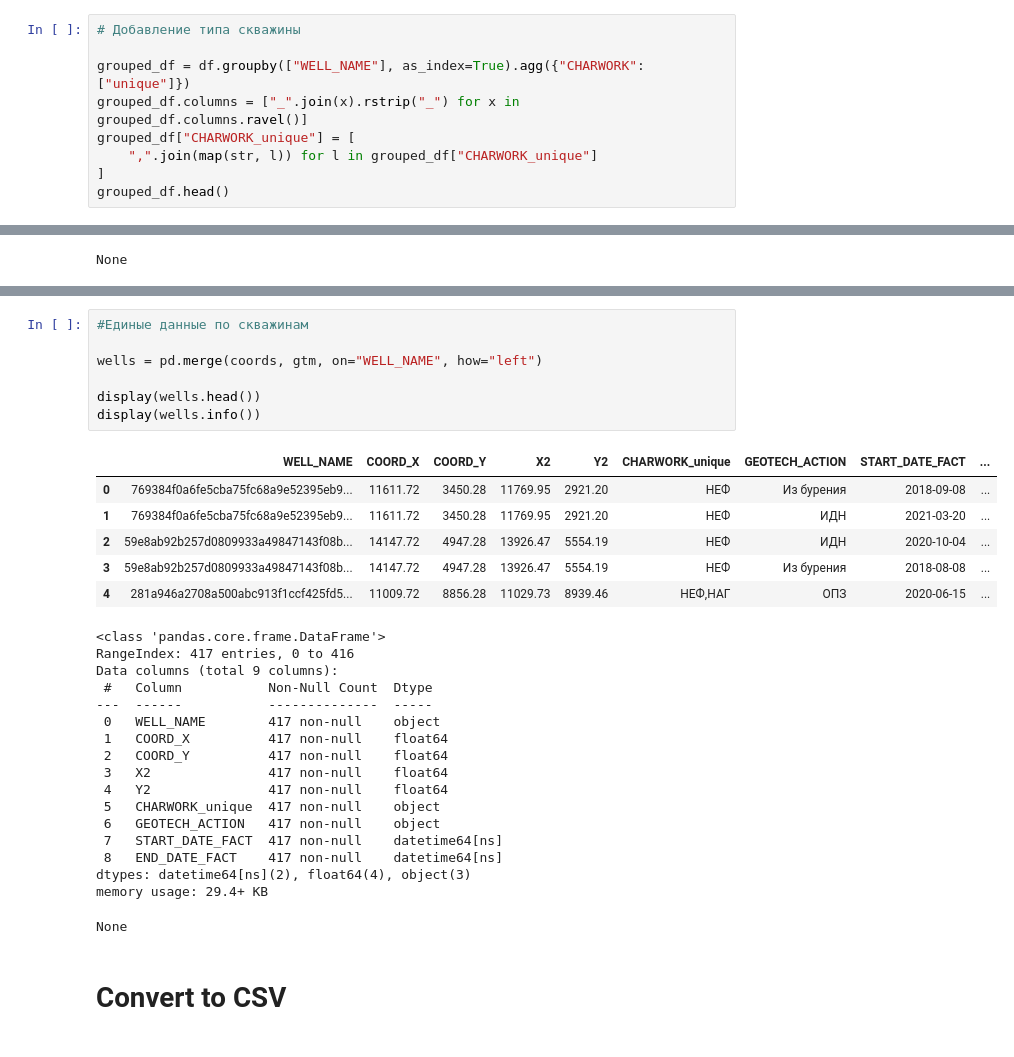
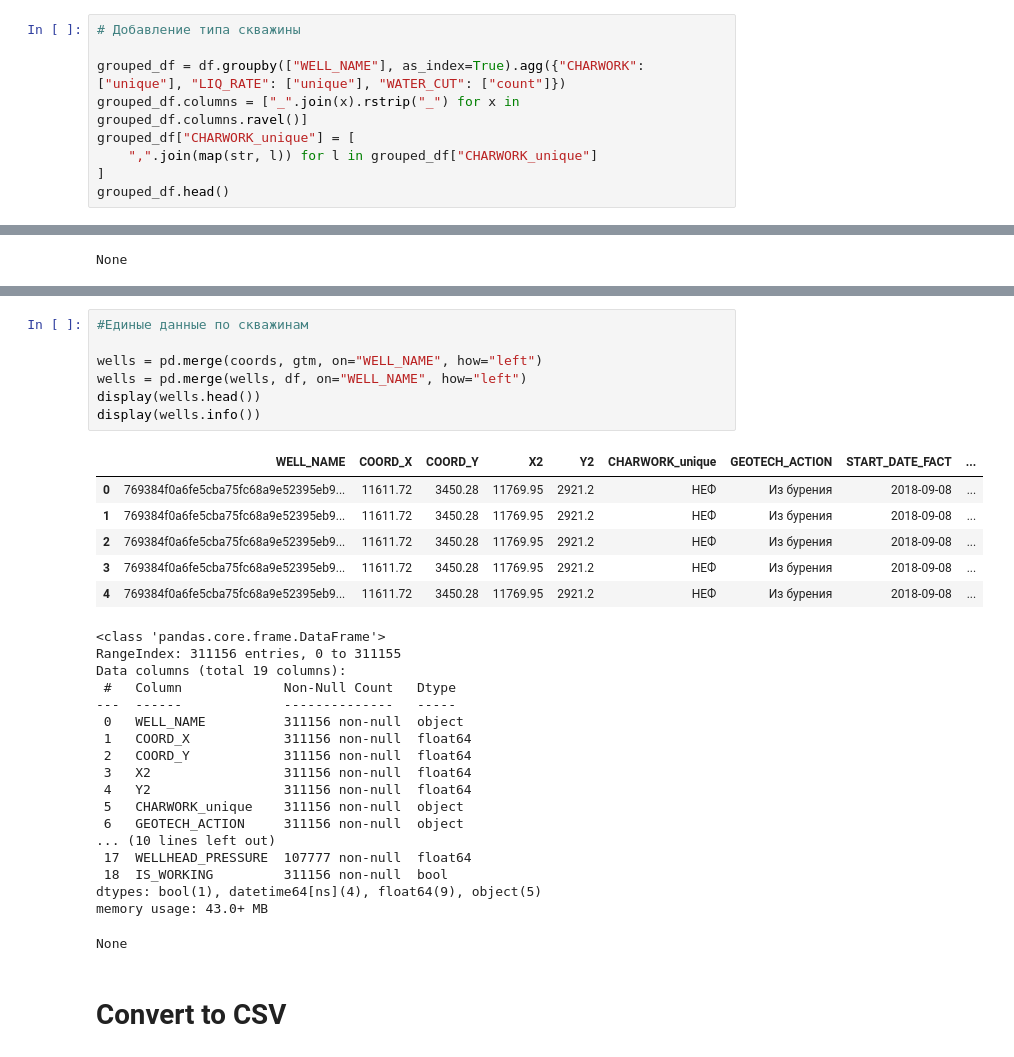
Before and after one commit to DanilaGoncharenko/Oil_NIR, a Jupyter notebook: rn_dataset.ipynb, the cells around one changed output, grey strips where cells are left out. Drawn from its saved outputs; the diff is of its cells as text.

```diff
--- a/rn_dataset.ipynb
+++ b/rn_dataset.ipynb
@@ -65,7 +111,7 @@ for well in df['WELL_NAME'].unique()[:10]:
 # %%
 # Добавление типа скважины
 
-grouped_df = df.groupby(["WELL_NAME"], as_index=True).agg({"CHARWORK": ["unique"]})
+grouped_df = df.groupby(["WELL_NAME"], as_index=True).agg({"CHARWORK": ["unique"], "LIQ_RATE": ["unique"], "WATER_CUT": ["count"]})
 grouped_df.columns = ["_".join(x).rstrip("_") for x in grouped_df.columns.ravel()]
 grouped_df["CHARWORK_unique"] = [
     ",".join(map(str, l)) for l in grouped_df["CHARWORK_unique"]
@@ -203,33 +262,34 @@ gtm.head()
 # %%
 #Единые данные по скважинам
 
 wells = pd.merge(coords, gtm, on="WELL_NAME", how="left")
-
+wells = pd.merge(wells, df, on="WELL_NAME", how="left")
 display(wells.head())
 display(wells.info())
 # %% [output]
 |  | WELL_NAME | COORD_X | COORD_Y | X2 | Y2 | CHARWORK_unique | GEOTECH_ACTION | START_DATE_FACT | ... |
-| 0 | 769384f0a6fe5cba75fc68a9e52395eb9... | 11611.72 | 3450.28 | 11769.95 | 2921.20 | НЕФ | Из бурения | 2018-09-08 | ... |
-| 1 | 769384f0a6fe5cba75fc68a9e52395eb9... | 11611.72 | 3450.28 | 11769.95 | 2921.20 | НЕФ | ИДН | 2021-03-20 | ... |
-| 2 | 59e8ab92b257d0809933a49847143f08b... | 14147.72 | 4947.28 | 13926.47 | 5554.19 | НЕФ | ИДН | 2020-10-04 | ... |
-| 3 | 59e8ab92b257d0809933a49847143f08b... | 14147.72 | 4947.28 | 13926.47 | 5554.19 | НЕФ | Из бурения | 2018-08-08 | ... |
-| 4 | 281a946a2708a500abc913f1ccf425fd5... | 11009.72 | 8856.28 | 11029.73 | 8939.46 | НЕФ,НАГ | ОПЗ | 2020-06-15 | ... |
+| 0 | 769384f0a6fe5cba75fc68a9e52395eb9... | 11611.72 | 3450.28 | 11769.95 | 2921.2 | НЕФ | Из бурения | 2018-09-08 | ... |
+| 1 | 769384f0a6fe5cba75fc68a9e52395eb9... | 11611.72 | 3450.28 | 11769.95 | 2921.2 | НЕФ | Из бурения | 2018-09-08 | ... |
+| 2 | 769384f0a6fe5cba75fc68a9e52395eb9... | 11611.72 | 3450.28 | 11769.95 | 2921.2 | НЕФ | Из бурения | 2018-09-08 | ... |
+| 3 | 769384f0a6fe5cba75fc68a9e52395eb9... | 11611.72 | 3450.28 | 11769.95 | 2921.2 | НЕФ | Из бурения | 2018-09-08 | ... |
+| 4 | 769384f0a6fe5cba75fc68a9e52395eb9... | 11611.72 | 3450.28 | 11769.95 | 2921.2 | НЕФ | Из бурения | 2018-09-08 | ... |
 <class 'pandas.core.frame.DataFrame'>
-RangeIndex: 417 entries, 0 to 416
-Data columns (total 9 columns):
- #   Column           Non-Null Count  Dtype
----  ------           --------------  -----
- 0   WELL_NAME        417 non-null    object
- 1   COORD_X          417 non-null    float64
- 2   COORD_Y          417 non-null    float64
- 3   X2               417 non-null    float64
- 4   Y2               417 non-null    float64
- 5   CHARWORK_unique  417 non-null    object
- 6   GEOTECH_ACTION   417 non-null    object
- 7   START_DATE_FACT  417 non-null    datetime64[ns]
- 8   END_DATE_FACT    417 non-null    datetime64[ns]
-dtypes: datetime64[ns](2), float64(4), object(3)
-memory usage: 29.4+ KB
+RangeIndex: 311156 entries, 0 to 311155
+Data columns (total 19 columns):
+ #   Column             Non-Null Count   Dtype
+---  ------             --------------   -----
+ 0   WELL_NAME          311156 non-null  object
+ 1   COORD_X            311156 non-null  float64
+ 2   COORD_Y            311156 non-null  float64
+ 3   X2                 311156 non-null  float64
+ 4   Y2                 311156 non-null  float64
+ 5   CHARWORK_unique    311156 non-null  object
+ 6   GEOTECH_ACTION     311156 non-null  object
+... (10 lines left out)
+ 17  WELLHEAD_PRESSURE  107777 non-null  float64
+ 18  IS_WORKING         311156 non-null  bool
+dtypes: bool(1), datetime64[ns](4), float64(9), object(5)
+memory usage: 43.0+ MB
 None
 # %% [markdown]
 # Convert to CSV
```
Also changed, not shown: parts of 5 cells of this notebook.
